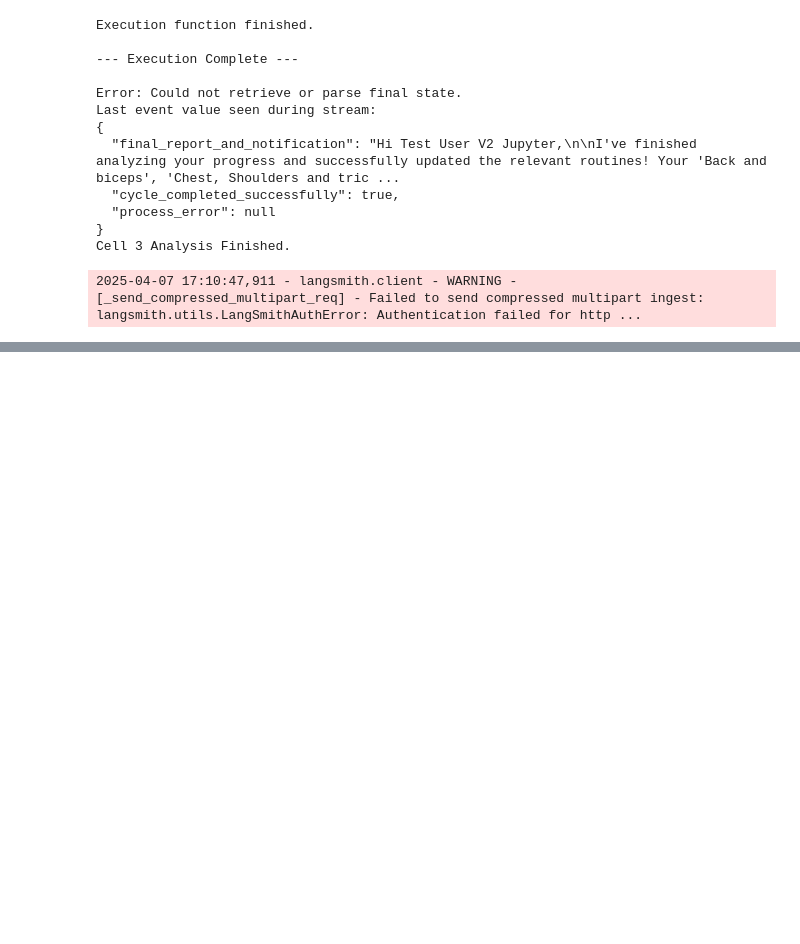
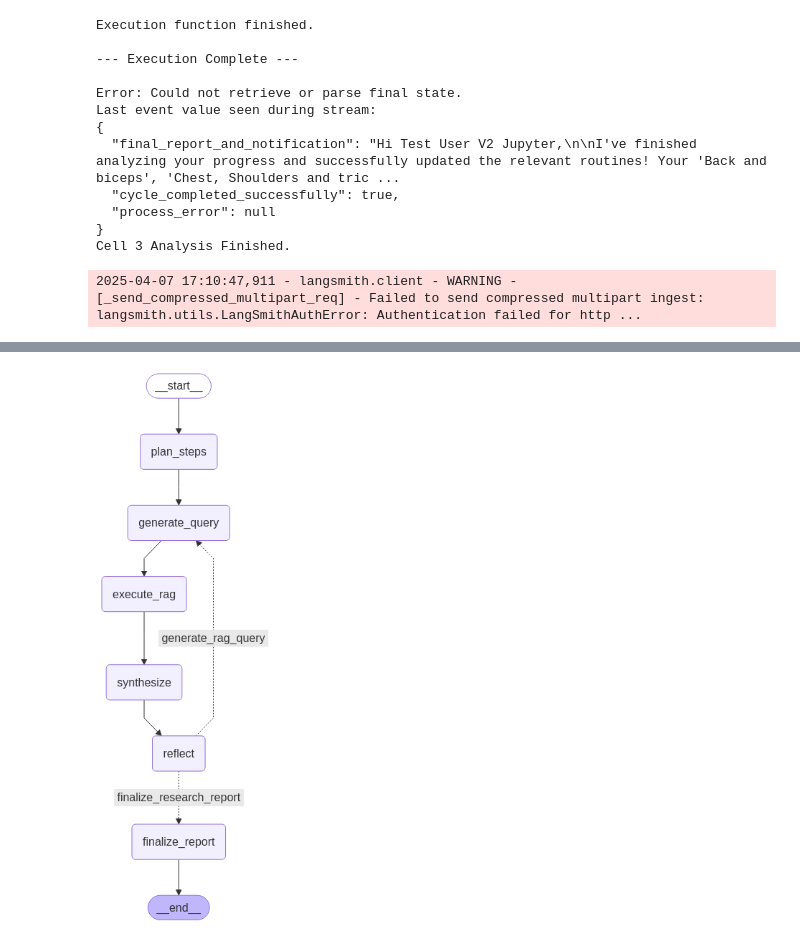
Before and after one commit to Pranavbp525/PersonalTrainerAI, a Jupyter notebook: src/chatbot/experiments.ipynb, the cells around one changed output, grey strips where cells are left out. Cells and saved outputs as stored; diff of their text form; code cells hidden in the pictures; blank space fills up the shorter version.

```diff
--- a/src/chatbot/experiments.ipynb
+++ b/src/chatbot/experiments.ipynb
@@ -4832,3 +4832,9 @@ Last event value seen during stream:
 }
 Cell 3 Analysis Finished.
 2025-04-07 17:10:47,911 - langsmith.client - WARNING - [_send_compressed_multipart_req] - Failed to send compressed multipart ingest: langsmith.utils.LangSmithAuthError: Authentication failed for http ...
+# %%
+from agent.graph import build_deep_research_subgraph, build_progress_analysis_adaptation_graph_v2, build_streamlined_routine_graph
+
+research =build_deep_research_subgraph()
+progress = build_progress_analysis_adaptation_graph_v2()
+routine = build_streamlined_routine_graph()
@@ -4834,0 +4854,4 @@ Cell 3 Analysis Finished.
+# %%
+display(Image(research.get_graph().draw_mermaid_png()))
+# %% [output]
+[figure, added]
```
Also changed, not shown: parts of 6 cells of this notebook, 13 other files.
